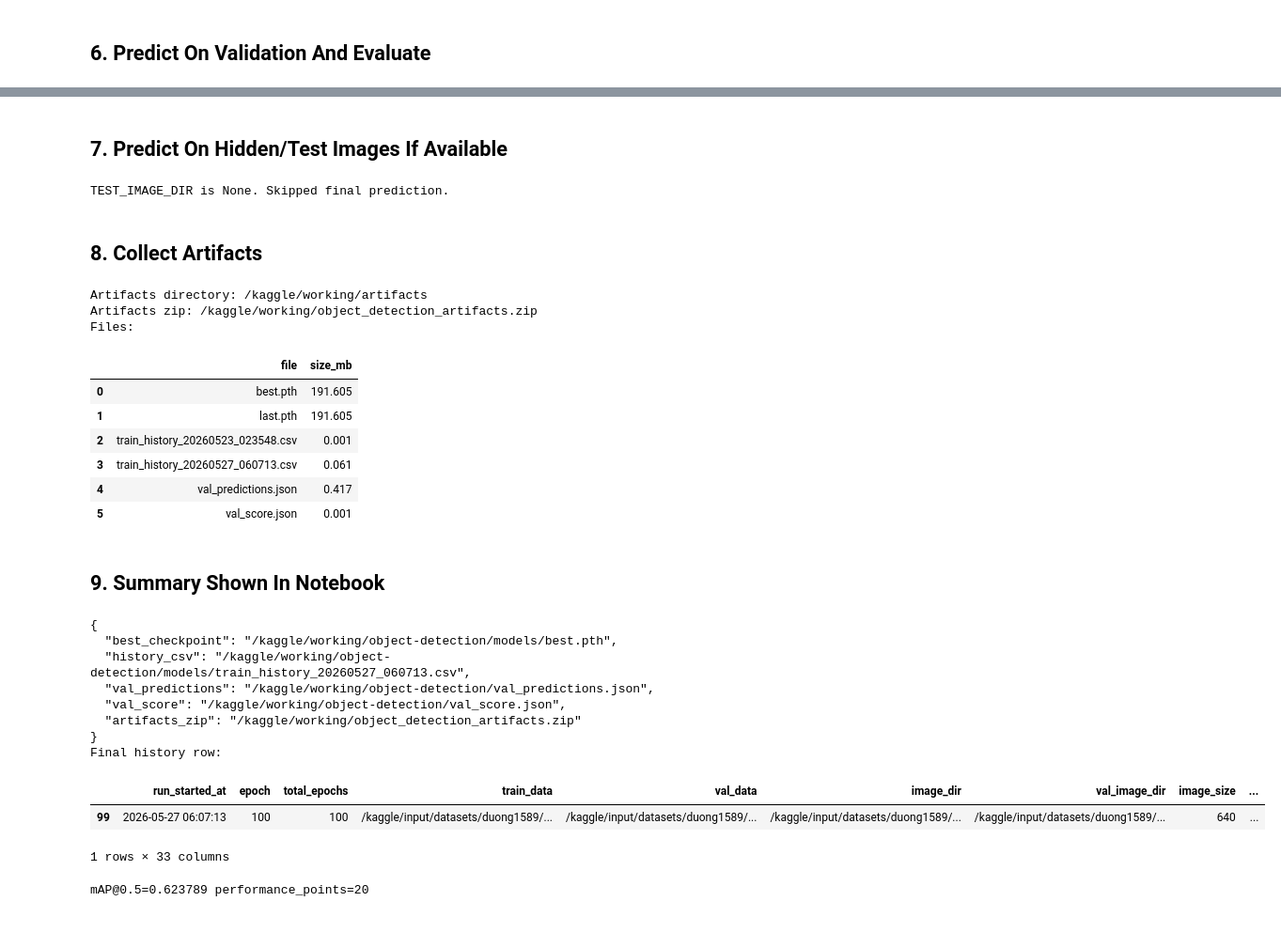
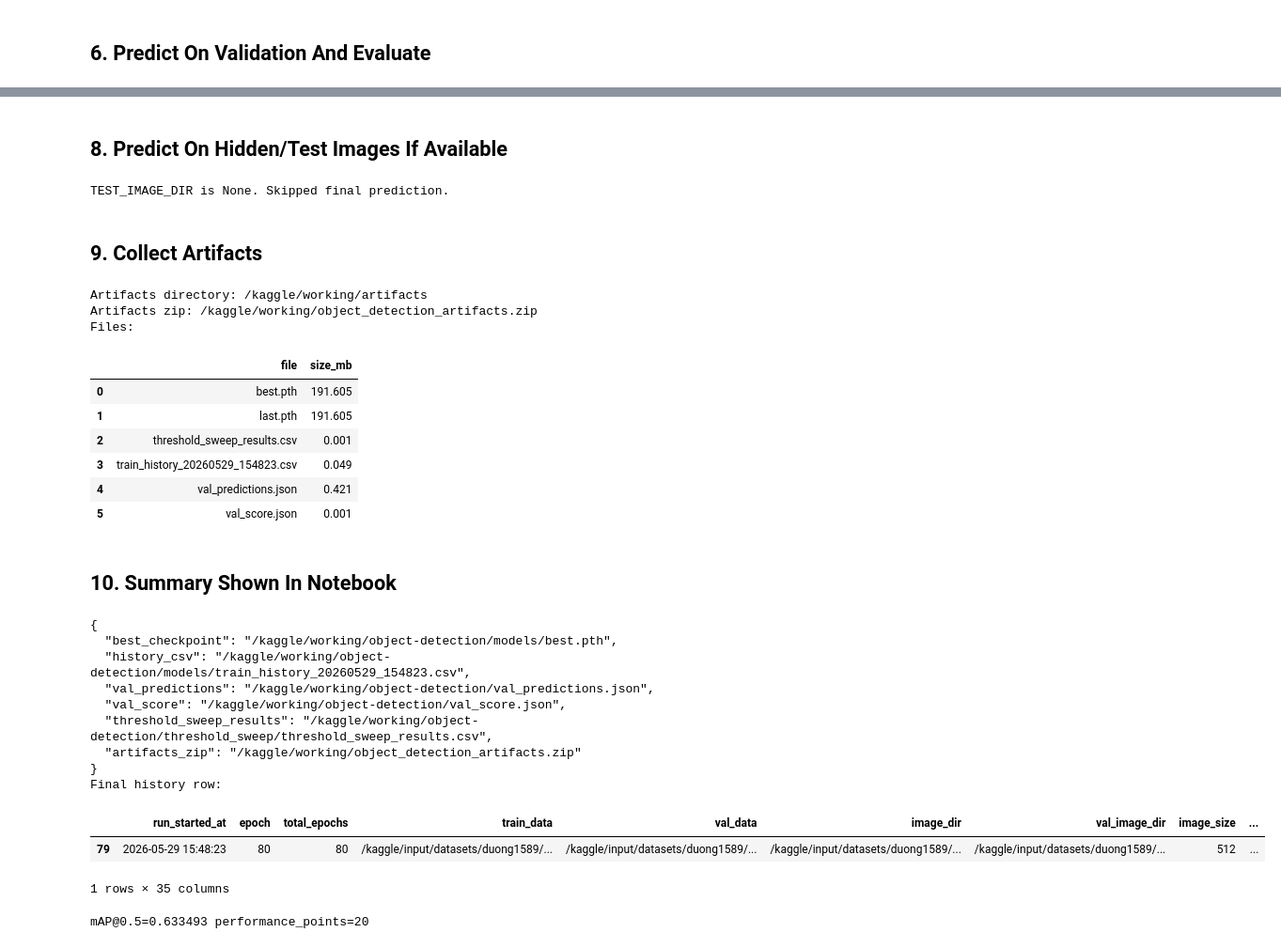
Before and after one commit to HoangDuonng1359/object-detection, a Jupyter notebook: object-detection-yolo-lite.ipynb, the cells around one changed output, grey strips where cells are left out. Shown at 94% size. Drawn from its saved outputs; the diff is of its cells as text; code cells hidden in the pictures.

```diff
--- a/object-detection-yolo-lite.ipynb
+++ b/object-detection-yolo-lite.ipynb
@@ -198,6 +203,7 @@ predict_val_cmd = [
     "--batch_size", str(BATCH_SIZE),
     "--conf_threshold", str(CONF_THRESHOLD),
     "--nms_threshold", str(NMS_THRESHOLD),
+    "--max_detections", str(MAX_DETECTIONS),
 ]
 print("Predict validation command:")
 print(" ".join(predict_val_cmd))
@@ -252,0 +261,36 @@ Prediction preview:
+# %%
+import json
+import pandas as pd
+
+BEST_CHECKPOINT = PROJECT_DIR / "models" / "best.pth"
+
+if RUN_THRESHOLD_SWEEP:
+    if not (VAL_JSON.exists() and EVALUATOR.exists()):
+        raise FileNotFoundError("Need VAL_JSON and EVALUATOR for threshold sweep.")
+    rows = []
+    sweep_dir = PROJECT_DIR / "threshold_sweep"
+    sweep_dir.mkdir(parents=True, exist_ok=True)
+    for conf in CONF_VALUES:
+        for nms in NMS_VALUES:
+            sweep_pred = sweep_dir / f"predictions_conf{conf:.2f}_nms{nms:.2f}.json"
+            sweep_score = sweep_dir / f"score_conf{conf:.2f}_nms{nms:.2f}.json"
+            print(f"Running conf={conf:.2f} nms={nms:.2f}")
+            !{sys.executable} predict.py --image_dir "{VAL_IMAGES}" --output "{sweep_pred}" --checkpoint "{BEST_CHECKPOINT}" --batch_size {BATCH_SIZE} --conf_threshold {conf} --nms_threshold {nms} --max_detections {MAX_DETECTIONS}
+            !{sys.executable} "{EVALUATOR}" --ground_truth "{VAL_JSON}" --predictions "{sweep_pred}" --output "{sweep_score}"
+            score = json.loads(sweep_score.read_text(encoding="utf-8"))
+            rows.append({
+                "conf": conf,
+                "nms": nms,
+                "map50": score.get("mAP@0.5", 0.0),
+                "performance_points": score.get("performance_points", 0),
+                "precision": score.get("micro_precision", 0.0),
+                "recall": score.get("micro_recall", 0.0),
+                "num_predictions": score.get("num_predictions", 0),
+            })
+    sweep_df = pd.DataFrame(rows).sort_values("map50", ascending=False)
+    sweep_csv = sweep_dir / "threshold_sweep_results.csv"
+    sweep_df.to_csv(sweep_csv, index=False)
+    print("Threshold sweep results:", sweep_csv)
+    display(sweep_df)
+else:
+    print("Threshold sweep disabled. Set RUN_THRESHOLD_SWEEP = True to run it.")
@@ -253,5 +332,5 @@ Prediction preview:
 # %% [markdown]
-## 7. Predict On Hidden/Test Images If Available
+## 8. Predict On Hidden/Test Images If Available
 # %%
 if TEST_IMAGE_DIR is None:
     print("TEST_IMAGE_DIR is None. Skipped final prediction.")
@@ -277,7 +356,7 @@ else:
 # %% [output]
 TEST_IMAGE_DIR is None. Skipped final prediction.
 # %% [markdown]
-## 8. Collect Artifacts
+## 9. Collect Artifacts
 # %%
 import shutil
 
@@ -291,6 +370,9 @@ files_to_copy = [
     PROJECT_DIR / "val_score.json",
 ]
 files_to_copy += sorted((PROJECT_DIR / "models").glob("train_history_*.csv"))
+sweep_results = PROJECT_DIR / "threshold_sweep" / "threshold_sweep_results.csv"
+if sweep_results.exists():
+    files_to_copy.append(sweep_results)
 if FINAL_PREDICTIONS.exists():
     files_to_copy.append(FINAL_PREDICTIONS)
 
@@ -316,41 +398,43 @@ Files:
 |  | file | size_mb |
 | 0 | best.pth | 191.605 |
 | 1 | last.pth | 191.605 |
-| 2 | train_history_20260523_023548.csv | 0.001 |
-| 3 | train_history_20260527_060713.csv | 0.061 |
-| 4 | val_predictions.json | 0.417 |
+| 2 | threshold_sweep_results.csv | 0.001 |
+| 3 | train_history_20260529_154823.csv | 0.049 |
+| 4 | val_predictions.json | 0.421 |
 | 5 | val_score.json | 0.001 |
 # %% [markdown]
-## 9. Summary Shown In Notebook
+## 10. Summary Shown In Notebook
 # %%
 summary = {
     "best_checkpoint": str(PROJECT_DIR / "models" / "best.pth"),
     "history_csv": str(HISTORY_CSV) if HISTORY_CSV is not None else None,
     "val_predictions": str(VAL_PREDICTIONS),
     "val_score": str(PROJECT_DIR / "val_score.json"),
+    "threshold_sweep_results": str(PROJECT_DIR / "threshold_sweep" / "threshold_sweep_results.csv"),
     "artifacts_zip": "/kaggle/working/object_detection_artifacts.zip",
 }
 print(json.dumps(summary, ensure_ascii=False, indent=2))
 
 if HISTORY_CSV is not None:
     history_df = pd.read_csv(HISTORY_CSV)
     print("Final history row:")
     display(history_df.tail(1))
 
 score_path = PROJECT_DIR / "val_score.json"
 if score_path.exists():
     score = json.loads(score_path.read_text(encoding="utf-8"))
     print(f"mAP@0.5={score.get('mAP@0.5')} performance_points={score.get('performance_points')}")
 # %% [output]
 {
   "best_checkpoint": "/kaggle/working/object-detection/models/best.pth",
-  "history_csv": "/kaggle/working/object-detection/models/train_history_20260527_060713.csv",
+  "history_csv": "/kaggle/working/object-detection/models/train_history_20260529_154823.csv",
   "val_predictions": "/kaggle/working/object-detection/val_predictions.json",
   "val_score": "/kaggle/working/object-detection/val_score.json",
+  "threshold_sweep_results": "/kaggle/working/object-detection/threshold_sweep/threshold_sweep_results.csv",
   "artifacts_zip": "/kaggle/working/object_detection_artifacts.zip"
 }
 Final history row:
 |  | run_started_at | epoch | total_epochs | train_data | val_data | image_dir | val_image_dir | image_size | ... |
-| 99 | 2026-05-27 06:07:13 | 100 | 100 | /kaggle/input/datasets/duong1589/... | /kaggle/input/datasets/duong1589/... | /kaggle/input/datasets/duong1589/... | /kaggle/input/datasets/duong1589/... | 640 | ... |
+| 79 | 2026-05-29 15:48:23 | 80 | 80 | /kaggle/input/datasets/duong1589/... | /kaggle/input/datasets/duong1589/... | /kaggle/input/datasets/duong1589/... | /kaggle/input/datasets/duong1589/... | 512 | ... |
-1 rows × 33 columns
+1 rows × 35 columns
-mAP@0.5=0.623789 performance_points=20
+mAP@0.5=0.633493 performance_points=20
```
Also changed, not shown: parts of 6 cells of this notebook, 4 other files.
